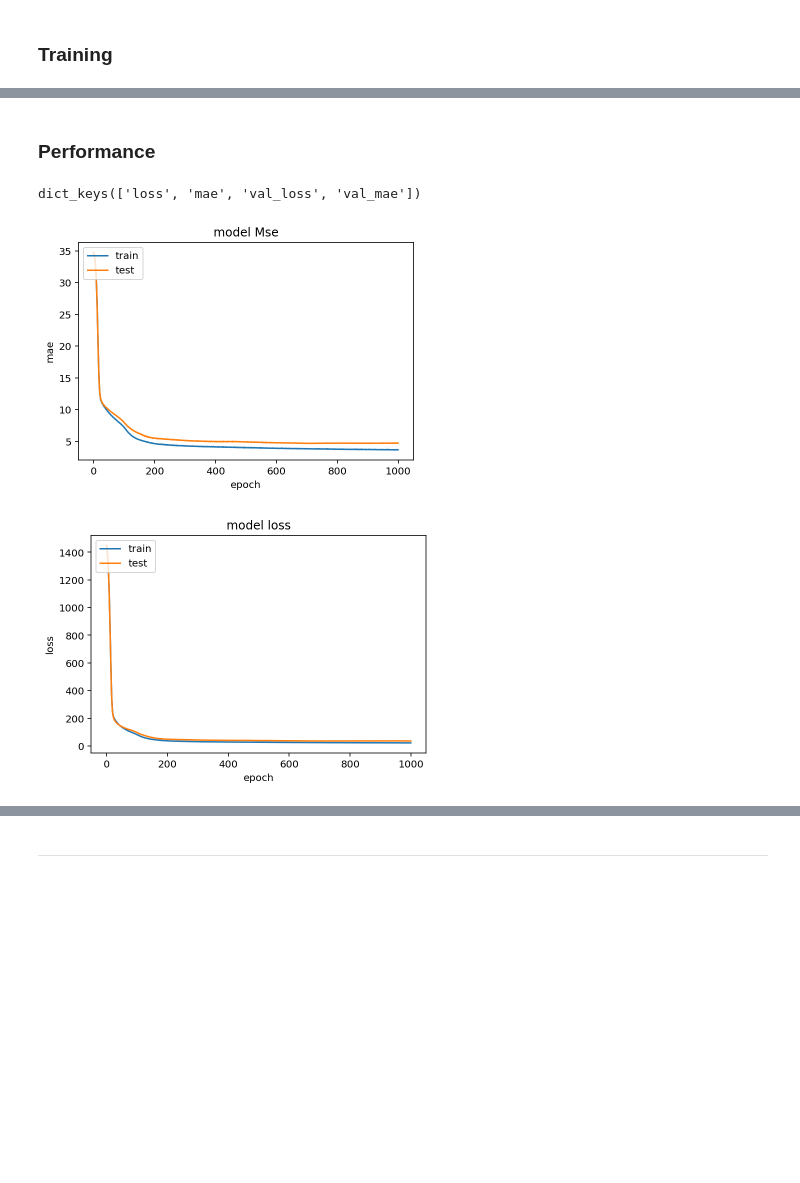
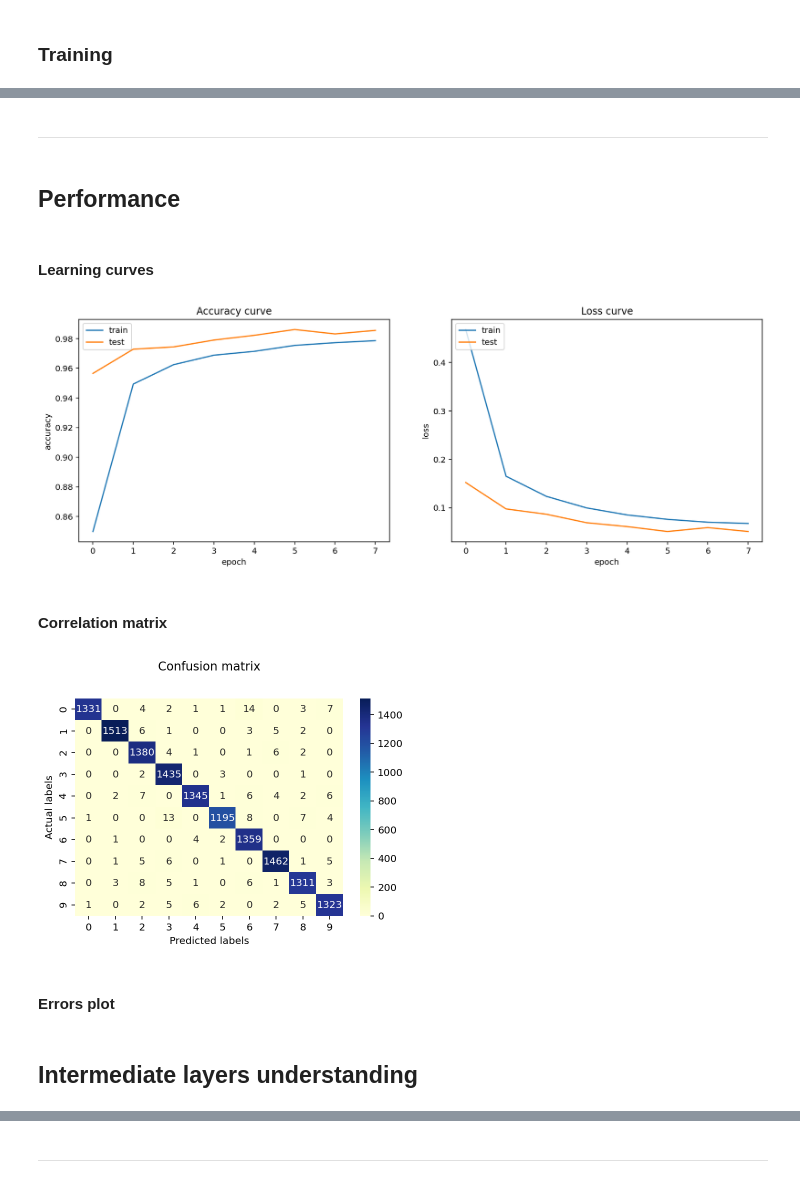
Before and after one commit to adilsmh/Digit-Recognizer, a Jupyter notebook: notebooks/notebook_model.ipynb, the cells around one changed output, grey strips where cells are left out. Saved outputs shown, nothing was run; the diff lists cells and outputs as text; code cells hidden in the pictures; blank space fills up the shorter version.

Commit message:
push model_v1

```diff
--- a/notebooks/notebook_model.ipynb
+++ b/notebooks/notebook_model.ipynb
@@ -218,4 +142,0 @@ scaler = StandardScaler()
-# %%
-# standard scale features
-X_train = scaler.fit_transform(X_train)
-X_test = scaler.transform(X_test)
@@ -267,7 +150,2 @@ def get_model(input_shape, ):
 # %% [markdown]
 ### Building
-# %%
-# model building
-model.add(Dense(128, input_dim=X.shape[1], activation='relu')) # input layer
-model.add(Dense(12, activation='relu')) # hidden layers
-model.add(Dense(1, activation='linear')) # output layer
@@ -282,5 +196,8 @@ model.add(Dense(1, activation='linear')) # output layer
 # %%
-# model compilation for regression problem
-model.compile(optimizer='adam', loss='mse', metrics=['mae'])
+# model compilation for multi-classification problem
+initial_lr = 0.001 ## define loss function optimizer learning rate
+model.compile(loss='sparse_categorical_crossentropy',
+              optimizer=RMSprop(lr=initial_lr),
+              metrics=['accuracy'])
 # %% [markdown]
 ### Training
@@ -287,4 +207,8 @@ model.compile(optimizer='adam', loss='mse', metrics=['mae'])
 # %%
 # model fit
-history = model.fit(X_train, y_train, validation_split=0.3, batch_size=32, epochs=500)
+history = model.fit(X_train, y_train,
+                    validation_split=0.3,
+                    batch_size=64,
+                    epochs=8,
+                    verbose=1)
 # %% [output]
@@ -309,24 +231,34 @@ KeyboardInterrupt:
+# %% [markdown]
+------------------
 # %% [markdown]
-### Performance
+## Performance
+# %% [markdown]
+#### Learning curves
 # %%
-print(history.history.keys())
-# summarize history for mean square error
-plt.plot(history.history['mae'])
-plt.plot(history.history['val_mae'])
-plt.title('model Mse')
-plt.ylabel('mae')
+# define figure
+f = plt.figure(figsize=(15,5))
+
+# summarize history for accuracy score
+f.add_subplot(121) ## accuracy subplot
+plt.plot(history.history['accuracy'])
+plt.plot(history.history['val_accuracy'])
+plt.title('Accuracy curve')
+plt.ylabel('accuracy')
 plt.xlabel('epoch')
 plt.legend(['train', 'test'], loc='upper left')
-plt.show()
 # summarize history for loss
+f.add_subplot(122) ## loss subplot
 plt.plot(history.history['loss'])
 plt.plot(history.history['val_loss'])
-plt.title('model loss')
+plt.title('Loss curve')
 plt.ylabel('loss')
 plt.xlabel('epoch')
 plt.legend(['train', 'test'], loc='upper left')
+
+# plot / save figures
+plt.savefig("../reports/figures/model/learning_curves.png")
 plt.show()
 # %% [output]
-dict_keys(['loss', 'mae', 'val_loss', 'val_mae'])
-[figure, old version]
+[figure, new version]
-[figure, removed]
+# %% [markdown]
+#### Correlation matrix
@@ -332,0 +268,16 @@ dict_keys(['loss', 'mae', 'val_loss', 'val_mae'])
+# %%
+y_pred = np.argmax(y_pred, axis=1)
+
+cm = confusion_matrix(y_pred, y_test)
+p = sns.heatmap(pd.DataFrame(cm), annot=True, cmap="YlGnBu" ,fmt='g')
+plt.title('Confusion matrix', y=1.1)
+plt.ylabel('Actual labels')
+plt.xlabel('Predicted labels')
+
+# plot / save figures
+plt.savefig("../reports/figures/model/confusion_matrix.png")
+plt.show()
+# %% [output]
+[figure, added]
+# %% [markdown]
+#### Errors plot
@@ -332,0 +300,2 @@ dict_keys(['loss', 'mae', 'val_loss', 'val_mae'])
+# %% [markdown]
+## Intermediate layers understanding
```
Also changed, not shown: parts of 73 cells of this notebook, 9 other files.
